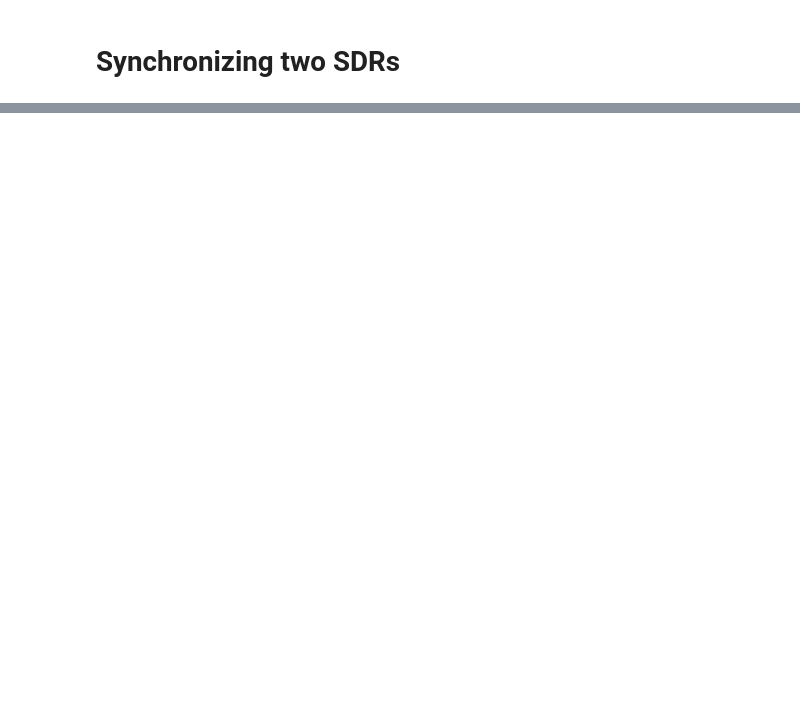
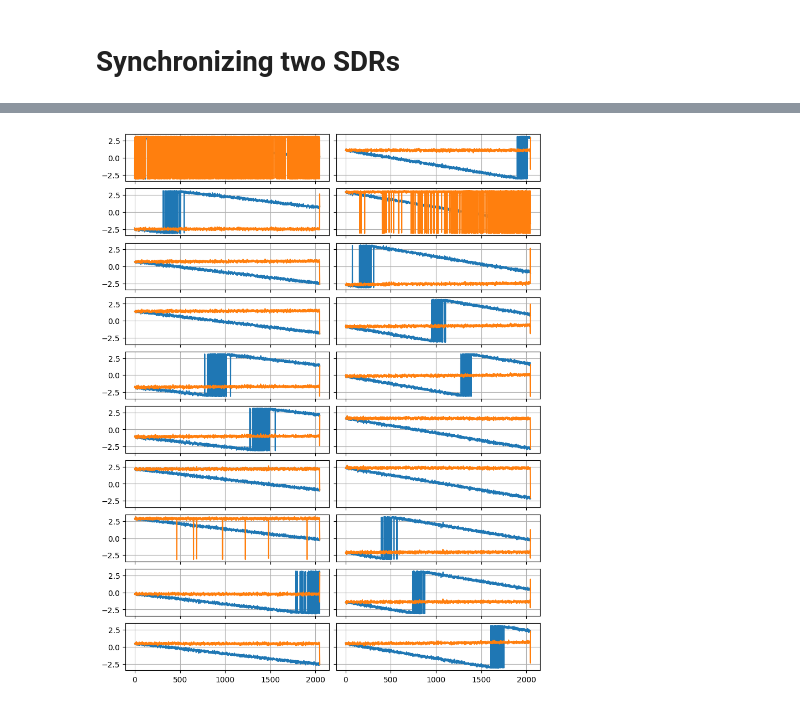
Before and after one commit to AaronParsons/sdrudp, a Jupyter notebook: notebooks/phase_detect_and_correct.ipynb, the cells around one changed output, grey strips where cells are left out. Cells and saved outputs as stored; diff of their text form; code cells hidden in the pictures; blank space fills up the shorter version.

```diff
--- a/notebooks/phase_detect_and_correct.ipynb
+++ b/notebooks/phase_detect_and_correct.ipynb
@@ -273,8 +258,0 @@ for i, d in enumerate(data):
-# %%
-for i in range(10):
-    fig, axs = plt.subplots(figsize=(10,5), ncols=2, sharex=True, sharey=True, constrained_layout=True)
-    for j in range(2):
-        axs[j].plot(phi[j, i], label="original")
-        axs[j].plot(rs_phi[j, i], label="resampled")
-    axs[1].legend()
-    plt.show()
@@ -291,0 +259,40 @@ for i in range(10):
+# %%
+SAMPLE_RATE = 1.8e6
+TONE = 901.5e6
+LO = 901e6
+omega = 2 * np.pi * (TONE-LO)
+#t = np.arange(nsamples) / SAMPLE_RATE
+t = np.arange(data.shape[1]) / SAMPLE_RATE
+t.shape = (-1, nsamples)
+cos = np.cos(omega * t)
+sin = -np.sin(omega * t)
+
+data.shape = (2, -1, nsamples)  # go back to original shape with blocks for resampling
+
+phi = np.empty(data.shape)
+rs_phi = np.empty_like(phi)
+sample_adc = np.empty(data.shape[:-1])
+data_rs = np.empty_like(data)
+
+for i, d in enumerate(data):
+    phi[i] = resample.phase(d.real, d.imag, cos, sin)
+    dphi = np.mean(resample.diff(phi[i]), axis=1)
+    sample_adc[i] = resample.sample_rate_adc(SAMPLE_RATE, omega, dphi)
+    for j, sr in enumerate(sample_adc[i]):
+        args = (sr, SAMPLE_RATE)
+        data_rs[i, j] = resample.resample(d.real[j], *args) + 1j * resample.resample(d.imag[j], *args)
+    rs_phi[i] = resample.phase(data_rs[i].real, data_rs[i].imag, cos, sin)
+
+nrows = 10
+fig, axs = plt.subplots(figsize=(8, 10), nrows=nrows, ncols=2, sharex=True, sharey=True, constrained_layout=True)
+for i in range(nrows):
+    for j in range(2):
+        ax = axs[i, j]
+        ax.plot(phi[j, i])
+        ax.plot(rs_phi[j, i])
+#        ax.plot((phi[j, i] - phi[j, i, 0] + np.pi) % (2 * np.pi) - np.pi)
+#        ax.plot((rs_phi[j, i] - rs_phi[j, i, 0] + np.pi) % (2 * np.pi) - np.pi)
+        ax.grid()
+plt.show()
+# %% [output]
+[figure, added]
```
Also changed, not shown: parts of 28 cells of this notebook.
